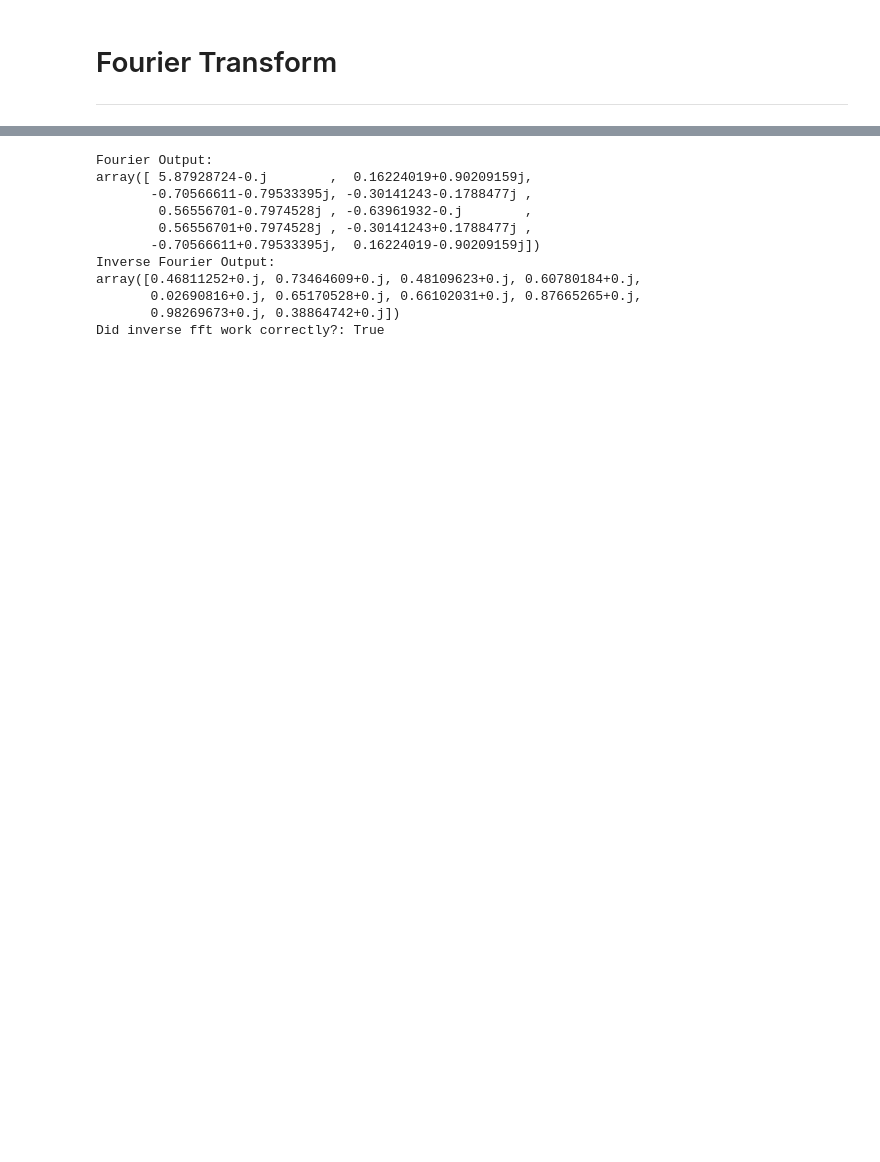
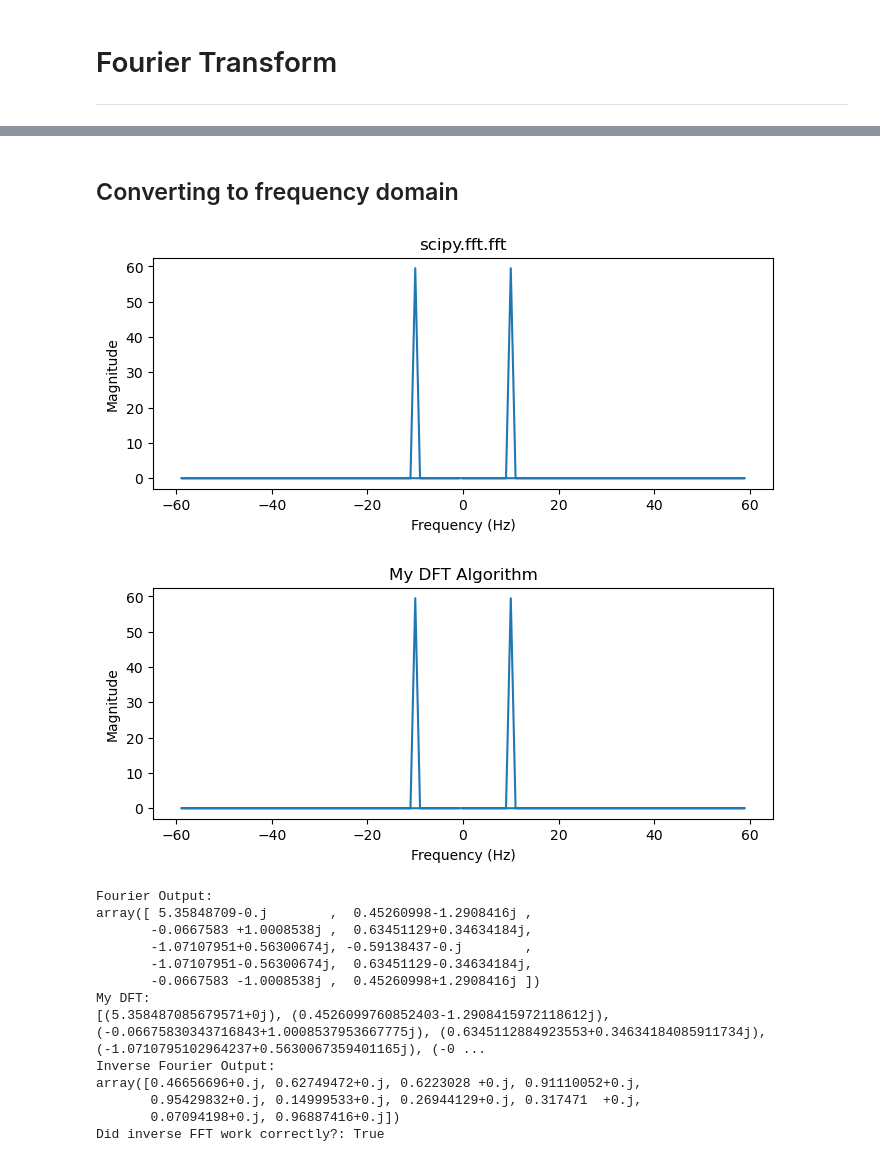
Before and after one commit to G00378925/emerging-technologies, a Jupyter notebook: notebooks/04-fourier-transform.ipynb, the cells around one changed output, grey strips where cells are left out. Cells and saved outputs as stored; diff of their text form; code cells hidden in the pictures; blank space fills up the shorter version.

```diff
--- a/notebooks/04-fourier-transform.ipynb
+++ b/notebooks/04-fourier-transform.ipynb
@@ -33,4 +97,34 @@ def dft(input_array):
+# %% [markdown]
+## Converting to frequency domain
+# %%
+import scipy.fft
+
+dft_algorithm_list = [
+    (scipy.fft.fft, "scipy.fft.fft"),
+    (dft, "My DFT Algorithm")
+]
+
+# Iterate over the list of DFT algorithms
+for func, title in dft_algorithm_list:
+    # Calculate the frequency domain using the current DFT function
+    frequency_domain = np.abs(func(my_signal))
+
+    # Calculate the frequency vector using the sampling interval
+    frequency_vector = scipy.fft.fftfreq(time_vector.shape[-1], sample_interval)
+
+    # Plot the frequency domain
+    fig, ax = plt.subplots(figsize=(8, 3))
+    ax.set_xlabel("Frequency (Hz)")
+    ax.set_ylabel("Magnitude")
+    ax.set_title(title)
+    ax.plot(frequency_vector, frequency_domain)
+    plt.show()
+# %% [output]
+[figure, added]
+[figure, added]
 # %%
+## PREPARE FOR REMOVAL
+
 import pprint, random
 
 import numpy as np
@@ -43,22 +137,29 @@ inverse_fourier_output = scipy.fft.ifft(fourier_output)
 print("Fourier Output:")
 pprint.pprint(fourier_output)
 
+
+# My DFT
+print("My DFT:")
+print(dft(rand_numbers))
+
 print("Inverse Fourier Output:")
 pprint.pprint(inverse_fourier_output)
 
-print("Did inverse fft work correctly?:", all(np.isclose(rand_numbers, inverse_fourier_output)))
+print("Did inverse FFT work correctly?:", all(np.isclose(rand_numbers, inverse_fourier_output)))
 # %% [output]
 Fourier Output:
-array([ 5.87928724-0.j        ,  0.16224019+0.90209159j,
-       -0.70566611-0.79533395j, -0.30141243-0.1788477j ,
-        0.56556701-0.7974528j , -0.63961932-0.j        ,
-        0.56556701+0.7974528j , -0.30141243+0.1788477j ,
-       -0.70566611+0.79533395j,  0.16224019-0.90209159j])
+array([ 5.35848709-0.j        ,  0.45260998-1.2908416j ,
+       -0.0667583 +1.0008538j ,  0.63451129+0.34634184j,
+       -1.07107951+0.56300674j, -0.59138437-0.j        ,
+       -1.07107951-0.56300674j,  0.63451129-0.34634184j,
+       -0.0667583 -1.0008538j ,  0.45260998+1.2908416j ])
+My DFT:
+[(5.358487085679571+0j), (0.4526099760852403-1.2908415972118612j), (-0.06675830343716843+1.0008537953667775j), (0.6345112884923553+0.34634184085911734j), (-1.0710795102964237+0.5630067359401165j), (-0 ...
 Inverse Fourier Output:
-array([0.46811252+0.j, 0.73464609+0.j, 0.48109623+0.j, 0.60780184+0.j,
-       0.02690816+0.j, 0.65170528+0.j, 0.66102031+0.j, 0.87665265+0.j,
-       0.98269673+0.j, 0.38864742+0.j])
-Did inverse fft work correctly?: True
+array([0.46656696+0.j, 0.62749472+0.j, 0.6223028 +0.j, 0.91110052+0.j,
+       0.95429832+0.j, 0.14999533+0.j, 0.26944129+0.j, 0.317471  +0.j,
+       0.07094198+0.j, 0.96887416+0.j])
+Did inverse FFT work correctly?: True
 # %% [markdown]
 # References
 
```
Also changed, not shown: parts of 9 cells of this notebook.
